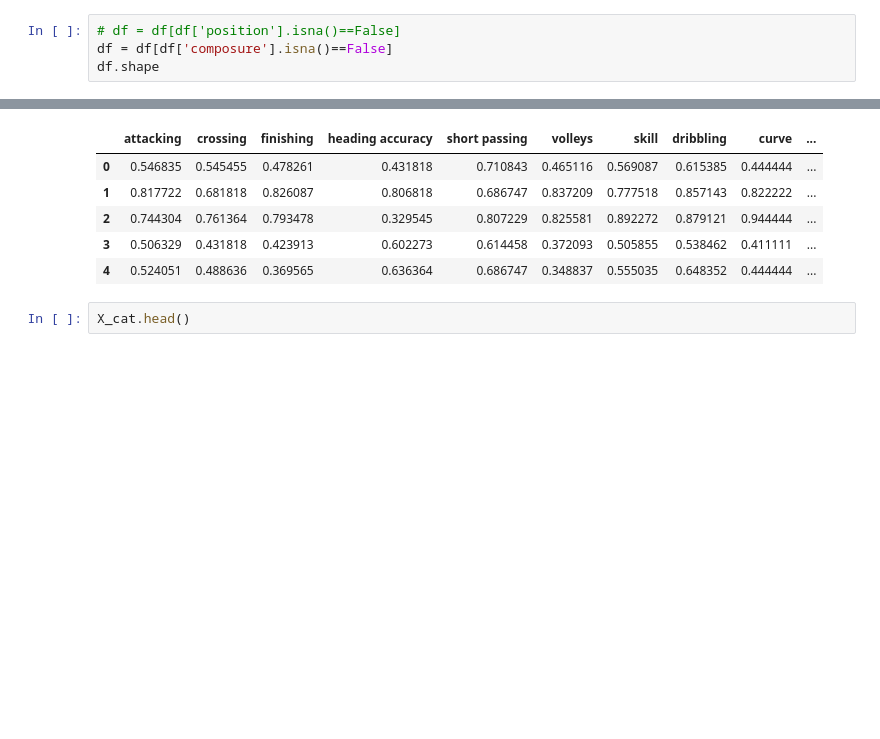
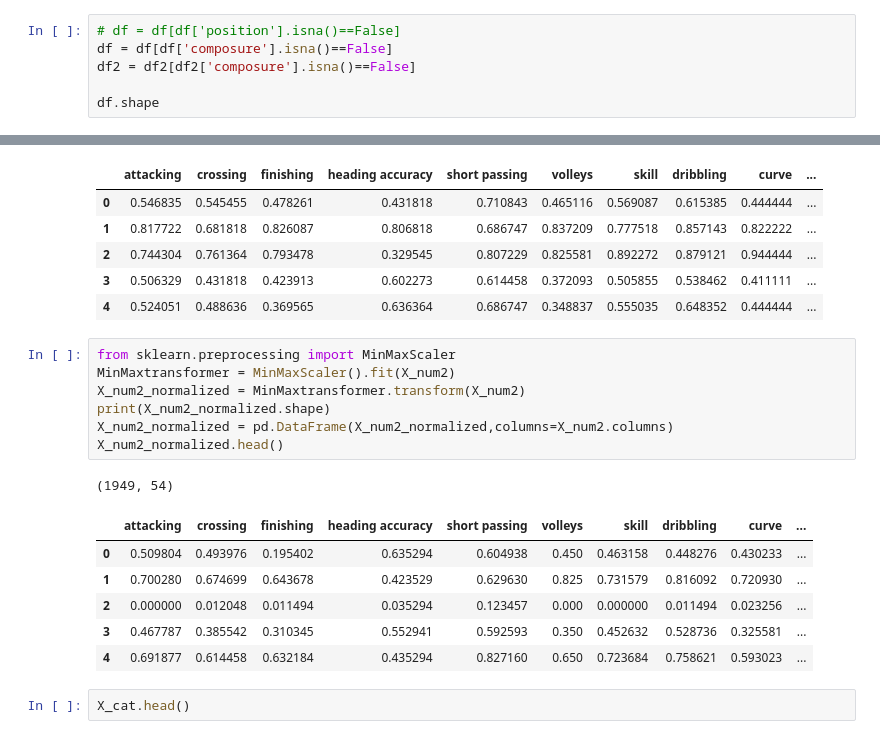
Before and after one commit to SangreNocturna/Fifa_LaLiga, a Jupyter notebook: Fifa_LaLiga-main/fifa21data.ipynb, the cells around one changed output, grey strips where cells are left out. Drawn from its saved outputs; the diff is of its cells as text; blank space fills up the shorter version.

```diff
--- a/Fifa_LaLiga-main/fifa21data.ipynb
+++ b/Fifa_LaLiga-main/fifa21data.ipynb
@@ -87,6 +376,8 @@ dtype: int64
 # %%
 # df = df[df['position'].isna()==False]
 df = df[df['composure'].isna()==False]
+df2 = df2[df2['composure'].isna()==False]
+
 df.shape
 # %% [output]
 (11422, 84)
@@ -191,6 +479,21 @@ X_num_normalized.head()
 | 2 | 0.744304 | 0.761364 | 0.793478 | 0.329545 | 0.807229 | 0.825581 | 0.892272 | 0.879121 | 0.944444 | ... |
 | 3 | 0.506329 | 0.431818 | 0.423913 | 0.602273 | 0.614458 | 0.372093 | 0.505855 | 0.538462 | 0.411111 | ... |
 | 4 | 0.524051 | 0.488636 | 0.369565 | 0.636364 | 0.686747 | 0.348837 | 0.555035 | 0.648352 | 0.444444 | ... |
+# %%
+from sklearn.preprocessing import MinMaxScaler
+MinMaxtransformer = MinMaxScaler().fit(X_num2)
+X_num2_normalized = MinMaxtransformer.transform(X_num2)
+print(X_num2_normalized.shape)
+X_num2_normalized = pd.DataFrame(X_num2_normalized,columns=X_num2.columns)
+X_num2_normalized.head()
+# %% [output]
+(1949, 54)
+|  | attacking | crossing | finishing | heading accuracy | short passing | volleys | skill | dribbling | curve | ... |
+| 0 | 0.509804 | 0.493976 | 0.195402 | 0.635294 | 0.604938 | 0.450 | 0.463158 | 0.448276 | 0.430233 | ... |
+| 1 | 0.700280 | 0.674699 | 0.643678 | 0.423529 | 0.629630 | 0.825 | 0.731579 | 0.816092 | 0.720930 | ... |
+| 2 | 0.000000 | 0.012048 | 0.011494 | 0.035294 | 0.123457 | 0.000 | 0.000000 | 0.011494 | 0.023256 | ... |
+| 3 | 0.467787 | 0.385542 | 0.310345 | 0.552941 | 0.592593 | 0.350 | 0.452632 | 0.528736 | 0.325581 | ... |
+| 4 | 0.691877 | 0.614458 | 0.632184 | 0.435294 | 0.827160 | 0.650 | 0.723684 | 0.758621 | 0.593023 | ... |
 # %%
 X_cat.head()
 # %% [output]
```
Also changed, not shown: parts of 48 cells of this notebook.
